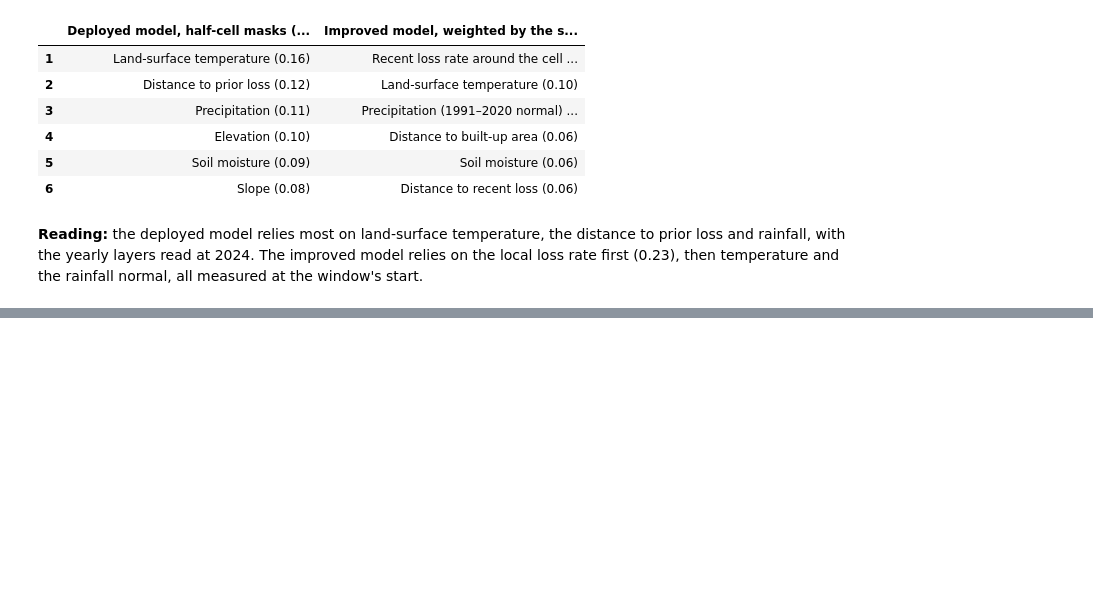
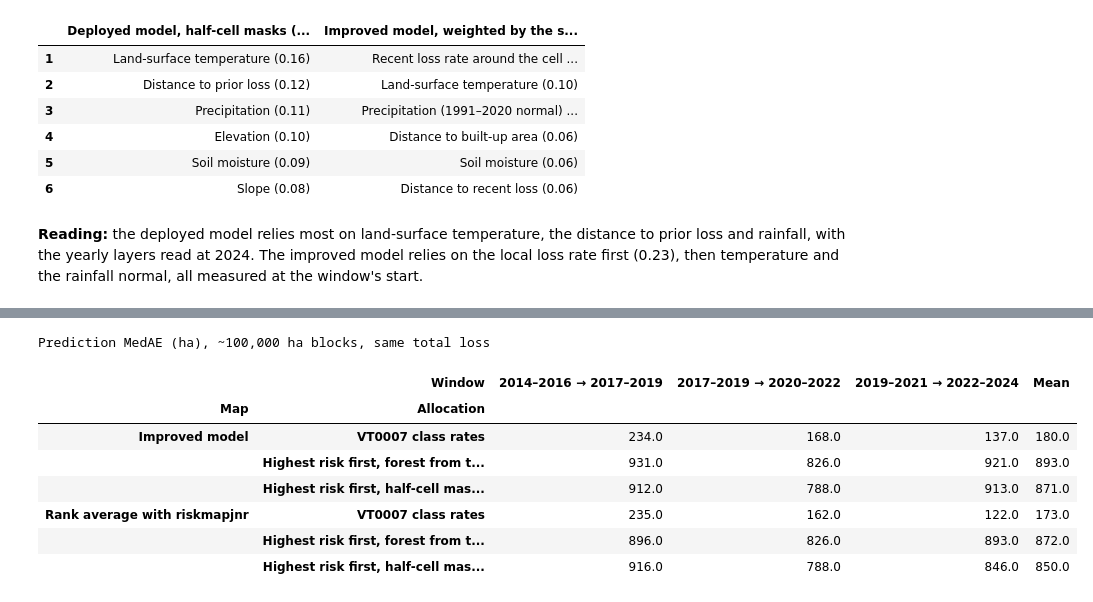
Before and after one commit to SDG-AI-Lab/Guinea_Methodology, a Jupyter notebook: deforestation_experiments/2_risk_model/07_improved_vs_deployed.ipynb, the cells around one changed output, grey strips where cells are left out. Saved outputs shown, nothing was run; the diff lists cells and outputs as text; code cells hidden in the pictures; blank space fills up the shorter version.

```diff
--- a/deforestation_experiments/2_risk_model/07_improved_vs_deployed.ipynb
+++ b/deforestation_experiments/2_risk_model/07_improved_vs_deployed.ipynb
@@ -127,0 +134,21 @@ pd.DataFrame(imp, index=range(1, 7))
+# %%
+import projection_allocation as PA
+
+alloc = [MM.cached(PA.split_name(s), lambda s=s: PA.run_split(s), rerun=RERUN) for s in MM.SPLITS]
+rows = [{"Window": a["split"], "Map": PA.MAPS[m], "Allocation": PA.RULES[rule], "Prediction MedAE (ha)": v}
+        for a in alloc for m, r in a["maps"].items() for rule, v in r.items()]
+allocation = pd.DataFrame(rows).pivot_table(index=["Map", "Allocation"], columns="Window", values="Prediction MedAE (ha)", sort=False)
+allocation["Mean"] = allocation.mean(axis=1)
+allocation.round(1).to_csv(OUT / "07_projection_allocation.csv")
+print("Prediction MedAE (ha), ~100,000 ha blocks, same total loss")
+allocation.round(0)
+# %% [output]
+Prediction MedAE (ha), ~100,000 ha blocks, same total loss
+|  | Window | 2014–2016 → 2017–2019 | 2017–2019 → 2020–2022 | 2019–2021 → 2022–2024 | Mean |
+| Map | Allocation |  |  |  |  |
+| Improved model | VT0007 class rates | 234.0 | 168.0 | 137.0 | 180.0 |
+|  | Highest risk first, forest from t... | 931.0 | 826.0 | 921.0 | 893.0 |
+|  | Highest risk first, half-cell mas... | 912.0 | 788.0 | 913.0 | 871.0 |
+| Rank average with riskmapjnr | VT0007 class rates | 235.0 | 162.0 | 122.0 | 173.0 |
+|  | Highest risk first, forest from t... | 896.0 | 826.0 | 893.0 | 872.0 |
+|  | Highest risk first, half-cell mas... | 916.0 | 788.0 | 846.0 | 850.0 |
```
Also changed, not shown: parts of 3 cells of this notebook, 37 other files.
